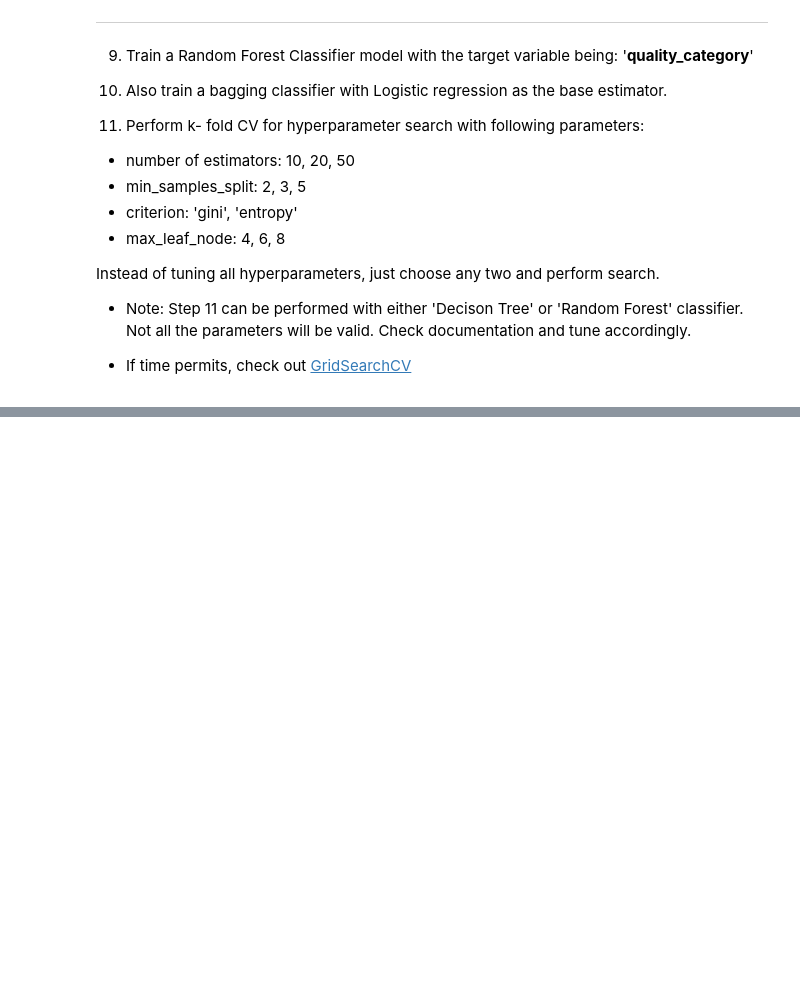
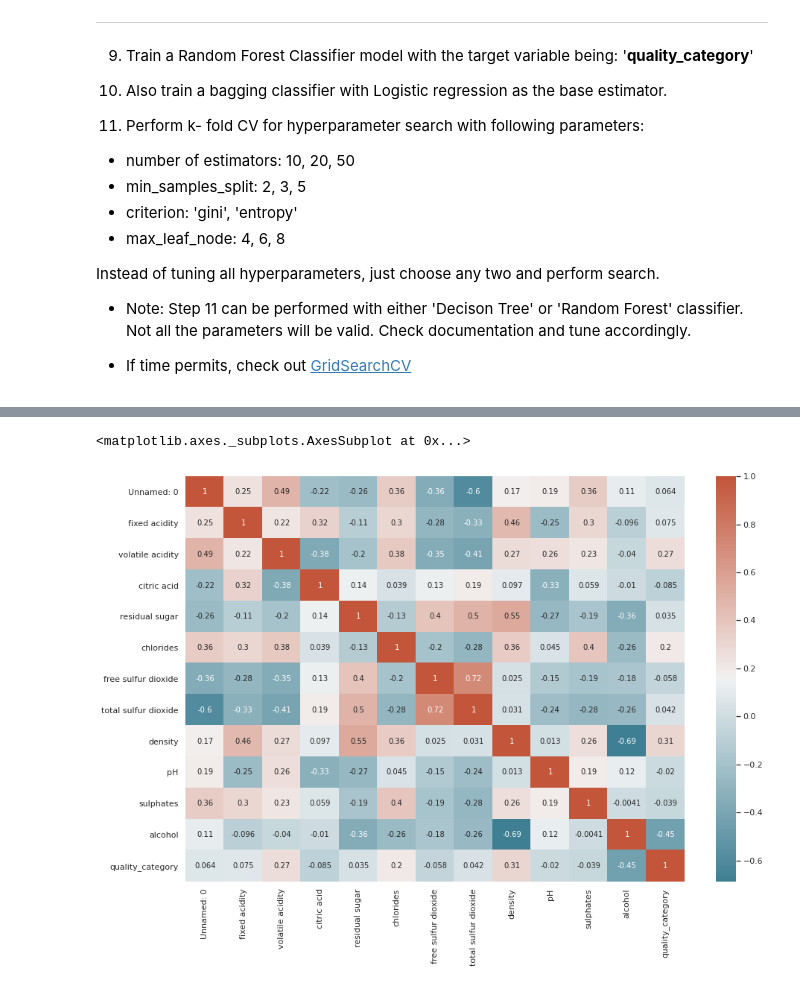
Before and after one commit to ahmedopolis/YCBS-255-Statistical-Machine-Learning, a Jupyter notebook: Workbooks/Workbook_08.ipynb, the cells around one changed output, grey strips where cells are left out. Drawn from its saved outputs; the diff is of its cells as text; code cells hidden in the pictures; blank space fills up the shorter version.

```diff
--- a/Workbooks/Workbook_08.ipynb
+++ b/Workbooks/Workbook_08.ipynb
@@ -585,0 +588,3 @@ Instead of tuning all hyperparameters, just choose any two and perform search.
+# %%
+wine = pd.read_csv("https://docs.google.com/spreadsheets/d/e/2PACX-1vTEekXMc_rtLkJ6mOydr_WMmYlaIElaUZ3_TS0FAlXmmWiFGoN1qOAmqy5FkQWuo0tLkyXoCGEHeDFM/pub?gid=419498579&single=true&output=csv")
+wine.describe()
@@ -585,0 +601,3 @@ Instead of tuning all hyperparameters, just choose any two and perform search.
+# %%
+wine = wine.dropna()    # drop all null values, there is enough data to ignore the few missing values
+wine.info()
@@ -585,0 +622,13 @@ Instead of tuning all hyperparameters, just choose any two and perform search.
+# %%
+import seaborn as sns
+import matplotlib.pyplot as plt
+corr = wine.corr()
+plt.subplots(figsize=(15,10))
+sns.heatmap(corr,
+            xticklabels=corr.columns,
+            yticklabels=corr.columns,
+            annot=True,
+            cmap = sns.diverging_palette(220, 20, as_cmap=True))
+# %% [output]
+<matplotlib.axes._subplots.AxesSubplot at 0x...>
+[figure, added]
```
Also changed, not shown: parts of 39 cells of this notebook.
